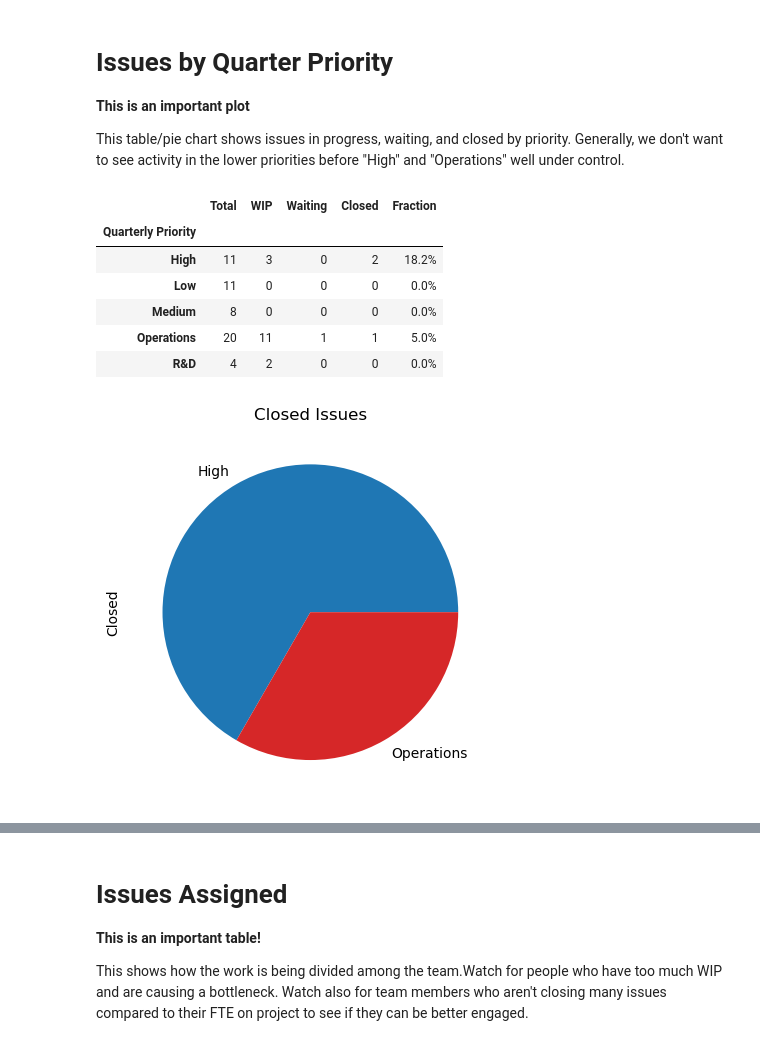
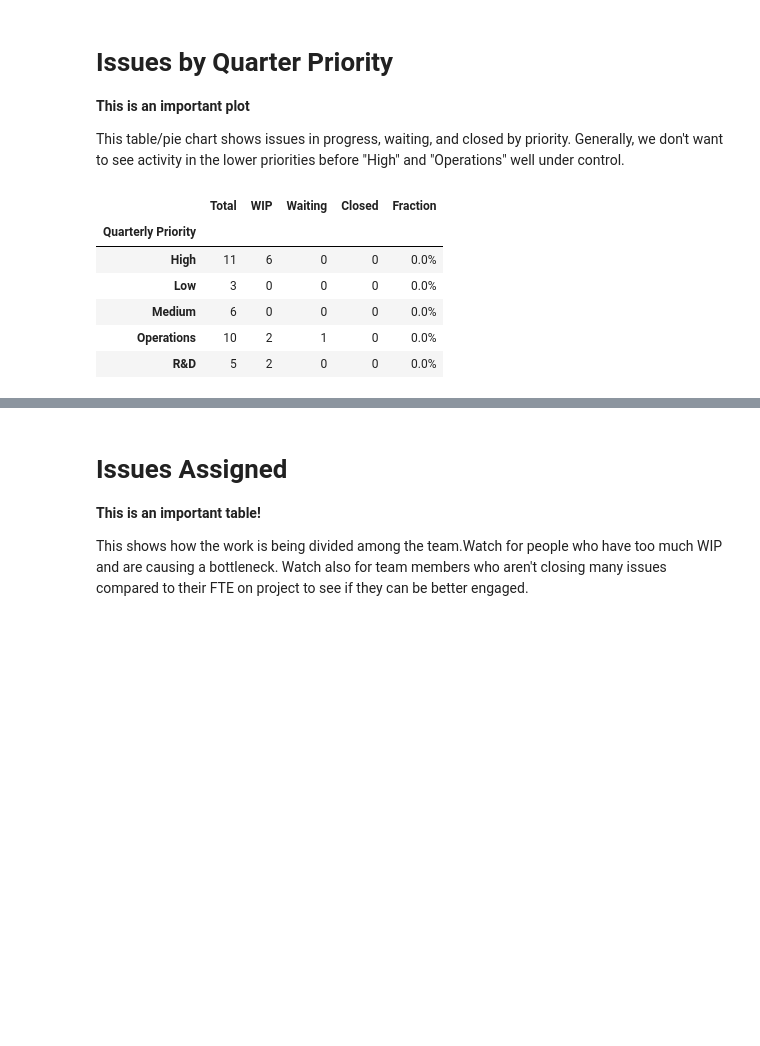
Before and after one commit to klannon/DMWM_Notebooks, a Jupyter notebook: WeeklySummaryGraphQL.ipynb, the cells around one changed output, grey strips where cells are left out. Saved outputs shown, nothing was run; the diff lists cells and outputs as text; code cells hidden in the pictures; blank space fills up the shorter version.

```diff
--- a/WeeklySummaryGraphQL.ipynb
+++ b/WeeklySummaryGraphQL.ipynb
@@ -60,10 +60,10 @@ def format_name_list(val):
 Edit the start and end dates for the quarter.  The `plan_file` date is when we finally stopped adjusting the plan, so that we only pay attention to new issues added after that date.
 # %%
 # Relevant dates for the current quarter
-qstart = datetime(2024,7,1,tzinfo=timezone.utc)
-qend = datetime(2024,9,30, tzinfo=timezone.utc)
-plan_final = datetime(2024,7,13, tzinfo=timezone.utc)
-q_label = '2024 Q3'
+qstart = datetime(2024,10,1,tzinfo=timezone.utc)
+qend = datetime(2024,12,31, tzinfo=timezone.utc)
+plan_final = datetime(2024,10,11, tzinfo=timezone.utc)
+q_label = '2024 Q4'
 
 # This is the project board
 project_id = 6
@@ -610,27 +614,29 @@ This table/pie chart shows issues in progress, waiting, and closed by priority.
 # %%
 df['isClosed'] = ~df['closed'].isna()
 df['isWIP'] = (df['status']=='In Progress')
 df['isWaiting'] = (df['status']=='Waiting')
 df['isTodo'] = (df['status']=='ToDo')
 df['Quarterly Priority'] = df['qprio']
 df['Quarterly Priority'] = df['Quarterly Priority'].fillna('Operations')
-df.style
+
 summary = df[df['Quarterly Priority']!='Meta'][['isClosed','isWIP','isWaiting','Quarterly Priority']].groupby('Quarterly Priority').agg(Total=pd.NamedAgg(column="isClosed", aggfunc="count"),
                                                       WIP=pd.NamedAgg(column="isWIP", aggfunc="sum"),
                                                       Waiting=pd.NamedAgg(column="isWaiting", aggfunc="sum"),
                                                       Closed=pd.NamedAgg(column="isClosed", aggfunc="sum"),
                                                     )
 
 summary['Fraction'] = summary['Closed']/summary['Total']*100
 #display(summary.loc[['High','Medium','Low','Operations','R&D']].style.format(formatter=({'Fraction':'{:.1f}%'})))
 display(summary.style.format(formatter=({'Fraction':'{:.1f}%'})))
-summary['Closed'].plot.pie(title='Closed Issues', xlabel='-');
+if summary['Closed'].sum() > 0:
+    summary['Closed'].plot.pie(title='Closed Issues', xlabel='-')
+else:
+    print("Warning: No closed issues, so no pie chart.")
 # %% [output]
 |  | Total | WIP | Waiting | Closed | Fraction |
 | Quarterly Priority |  |  |  |  |  |
-| High | 11 | 3 | 0 | 2 | 18.2% |
-| Low | 11 | 0 | 0 | 0 | 0.0% |
-| Medium | 8 | 0 | 0 | 0 | 0.0% |
-| Operations | 20 | 11 | 1 | 1 | 5.0% |
-| R&D | 4 | 2 | 0 | 0 | 0.0% |
+| High | 11 | 6 | 0 | 0 | 0.0% |
+| Low | 3 | 0 | 0 | 0 | 0.0% |
+| Medium | 6 | 0 | 0 | 0 | 0.0% |
+| Operations | 10 | 2 | 1 | 0 | 0.0% |
+| R&D | 5 | 2 | 0 | 0 | 0.0% |
-[figure, removed]
```
Also changed, not shown: parts of 16 cells of this notebook, 1 other file.
